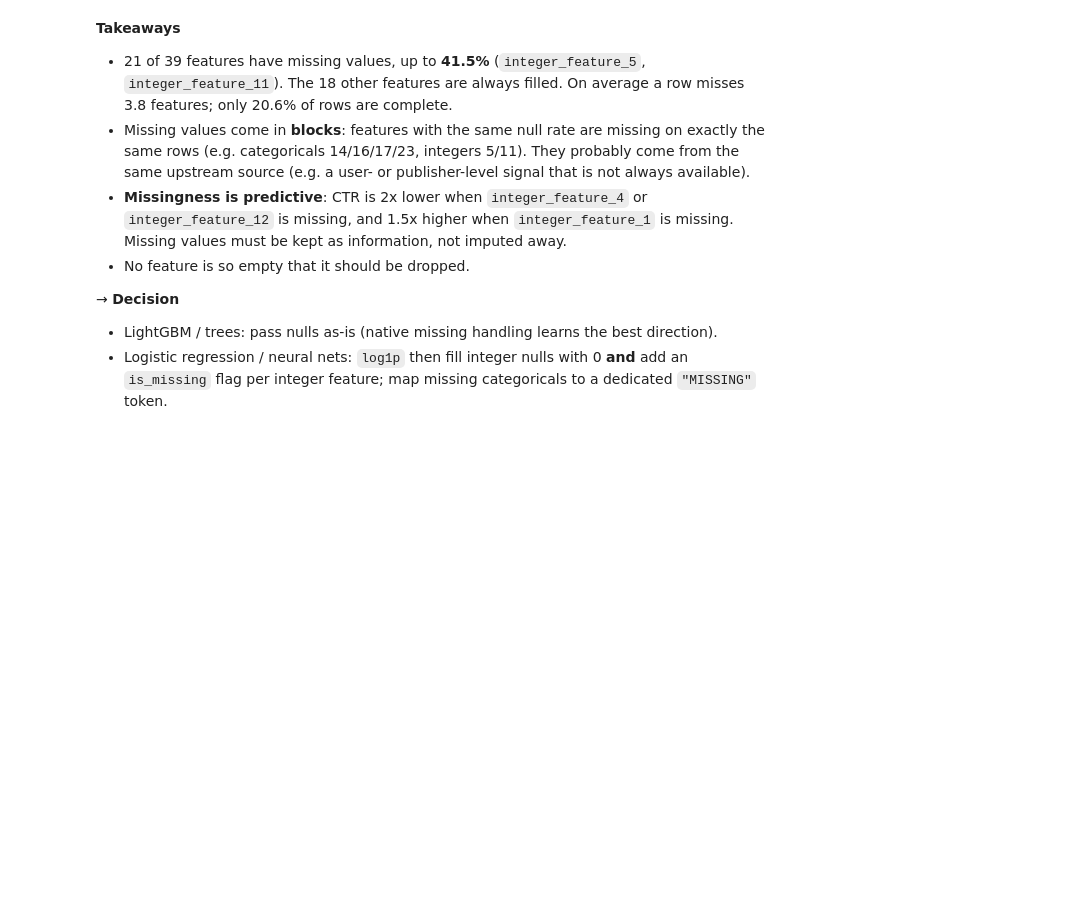
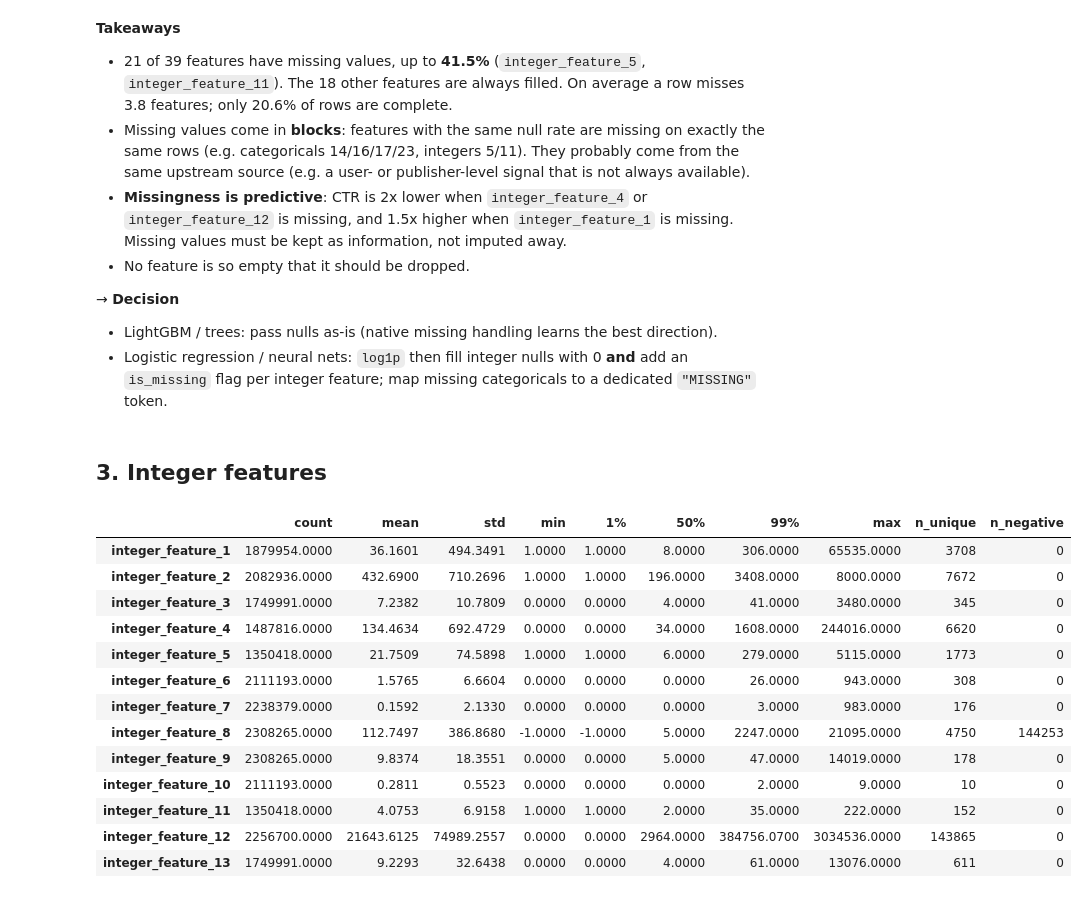
Before and after one commit to Mam-s/ctr_criteo, a Jupyter notebook: notebooks/exploration.ipynb, the cells around one changed output. Saved outputs shown, nothing was run; the diff lists cells and outputs as text; code cells hidden in the pictures; blank space fills up the shorter version.

```diff
--- a/notebooks/exploration.ipynb
+++ b/notebooks/exploration.ipynb
@@ -223,3 +223,25 @@ pd.DataFrame(
 → **Decision**
 - LightGBM / trees: pass nulls as-is (native missing handling learns the best direction).
 - Logistic regression / neural nets: `log1p` then fill integer nulls with 0 **and** add an `is_missing` flag per integer feature; map missing categoricals to a dedicated `"MISSING"` token.
+# %% [markdown]
+## 3. Integer features
+# %%
+int_stats = df[INT_COLS].describe(percentiles=[0.01, 0.5, 0.99]).T
+int_stats["n_unique"] = df[INT_COLS].nunique()
+int_stats["n_negative"] = (df[INT_COLS] < 0).sum()
+int_stats
+# %% [output]
+|  | count | mean | std | min | 1% | 50% | 99% | max | n_unique | n_negative |
+| integer_feature_1 | 1879954.0000 | 36.1601 | 494.3491 | 1.0000 | 1.0000 | 8.0000 | 306.0000 | 65535.0000 | 3708 | 0 |
+| integer_feature_2 | 2082936.0000 | 432.6900 | 710.2696 | 1.0000 | 1.0000 | 196.0000 | 3408.0000 | 8000.0000 | 7672 | 0 |
+| integer_feature_3 | 1749991.0000 | 7.2382 | 10.7809 | 0.0000 | 0.0000 | 4.0000 | 41.0000 | 3480.0000 | 345 | 0 |
+| integer_feature_4 | 1487816.0000 | 134.4634 | 692.4729 | 0.0000 | 0.0000 | 34.0000 | 1608.0000 | 244016.0000 | 6620 | 0 |
+| integer_feature_5 | 1350418.0000 | 21.7509 | 74.5898 | 1.0000 | 1.0000 | 6.0000 | 279.0000 | 5115.0000 | 1773 | 0 |
+| integer_feature_6 | 2111193.0000 | 1.5765 | 6.6604 | 0.0000 | 0.0000 | 0.0000 | 26.0000 | 943.0000 | 308 | 0 |
+| integer_feature_7 | 2238379.0000 | 0.1592 | 2.1330 | 0.0000 | 0.0000 | 0.0000 | 3.0000 | 983.0000 | 176 | 0 |
+| integer_feature_8 | 2308265.0000 | 112.7497 | 386.8680 | -1.0000 | -1.0000 | 5.0000 | 2247.0000 | 21095.0000 | 4750 | 144253 |
+| integer_feature_9 | 2308265.0000 | 9.8374 | 18.3551 | 0.0000 | 0.0000 | 5.0000 | 47.0000 | 14019.0000 | 178 | 0 |
+| integer_feature_10 | 2111193.0000 | 0.2811 | 0.5523 | 0.0000 | 0.0000 | 0.0000 | 2.0000 | 9.0000 | 10 | 0 |
+| integer_feature_11 | 1350418.0000 | 4.0753 | 6.9158 | 1.0000 | 1.0000 | 2.0000 | 35.0000 | 222.0000 | 152 | 0 |
+| integer_feature_12 | 2256700.0000 | 21643.6125 | 74989.2557 | 0.0000 | 0.0000 | 2964.0000 | 384756.0700 | 3034536.0000 | 143865 | 0 |
+| integer_feature_13 | 1749991.0000 | 9.2293 | 32.6438 | 0.0000 | 0.0000 | 4.0000 | 61.0000 | 13076.0000 | 611 | 0 |
```
Also changed, not shown: parts of 8 cells of this notebook.
